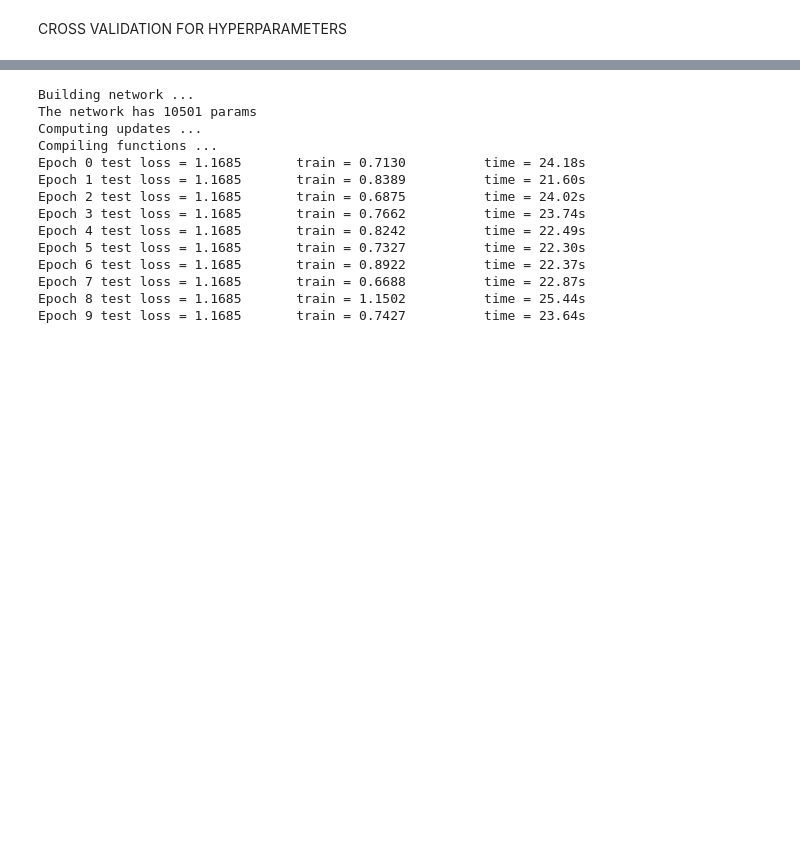
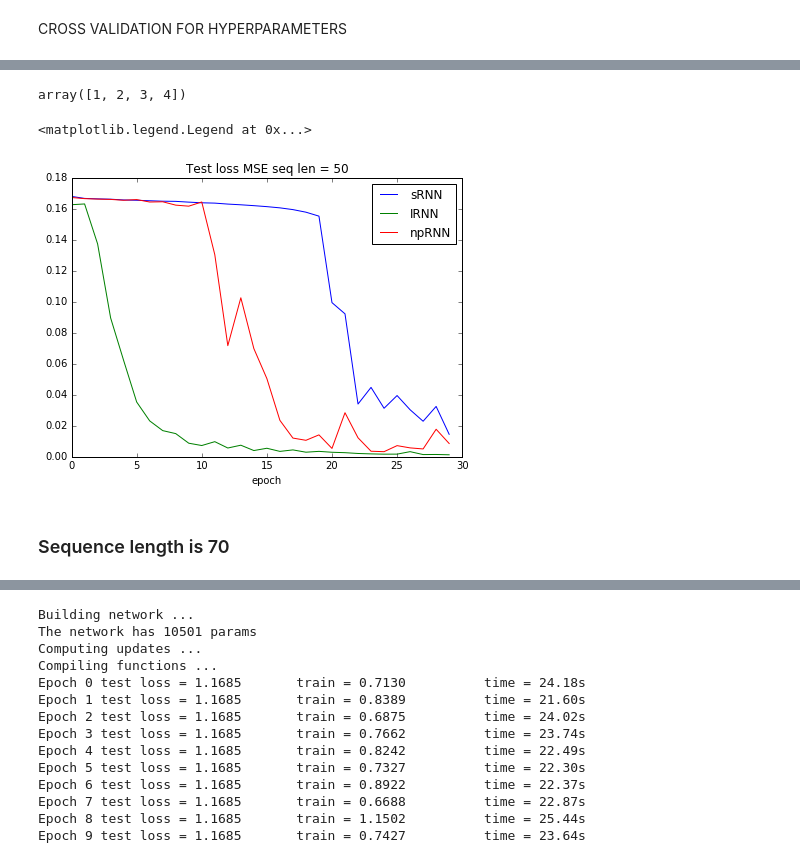
Before and after one commit to PolinaKirichenko/rnn, a Jupyter notebook: addition.ipynb, the cells around one changed output, grey strips where cells are left out. Saved outputs shown, nothing was run; the diff lists cells and outputs as text; code cells hidden in the pictures; blank space fills up the shorter version.

```diff
--- a/addition.ipynb
+++ b/addition.ipynb
@@ -141,0 +278,4 @@ def train(seq_len, Xtrain, ytrain, Xtest, ytest, num_epochs=NUM_EPOCHS):
+# %%
+net, inp, tar = create_network(build_network_gaus, seq_len=50)
+srnn50 = train(net, inp, tar, train_data[50]["x"], train_data[50]["y"],
+                      test_data[50]["x"], test_data[50]["y"], "srnn50", num_epochs=10)
@@ -141,0 +300,4 @@ def train(seq_len, Xtrain, ytrain, Xtest, ytest, num_epochs=NUM_EPOCHS):
+# %%
+srnn50 = train(srnn50["network"], srnn50["inp"], srnn50["target"],
+               train_data[50]["x"], train_data[50]["y"],
+               test_data[50]["x"], test_data[50]["y"], "srnn50", num_epochs=20)
@@ -141,0 +322,4 @@ def train(seq_len, Xtrain, ytrain, Xtest, ytest, num_epochs=NUM_EPOCHS):
+# %%
+net, inp, tar = create_network(build_network_identity, seq_len=50)
+irnn50 = train(net, inp, tar, train_data[50]["x"], train_data[50]["y"],
+                      test_data[50]["x"], test_data[50]["y"], "irnn50", num_epochs=30)
@@ -141,0 +344,4 @@ def train(seq_len, Xtrain, ytrain, Xtest, ytest, num_epochs=NUM_EPOCHS):
+# %%
+net, inp, tar = create_network(build_network_np, seq_len=50)
+nprnn50 = train(net, inp, tar, train_data[50]["x"], train_data[50]["y"],
+                      test_data[50]["x"], test_data[50]["y"], "nprnn50", num_epochs=30)
@@ -141,0 +368,20 @@ def train(seq_len, Xtrain, ytrain, Xtest, ytest, num_epochs=NUM_EPOCHS):
+# %%
+a = np.array([1, 2])
+b = np.array([3, 4])
+np.concatenate((a, b))
+# %% [output]
+array([1, 2, 3, 4])
+# %%
+plt.figure(figsize=(7, 5))
+plt.title("Test loss MSE seq len = 50")
+plt.xlabel("epoch")
+plt.plot(np.concatenate((np.array([0.1680, 0.1667, 0.1664, 0.1662, 0.1657,
+                                  0.1655, 0.1652, 0.1649, 0.1648, 0.1643]), srnn50["test_err"])), label="sRNN")
+plt.plot(irnn50["test_err"], label="IRNN")
+plt.plot(nprnn50["test_err"], label="npRNN")
+plt.legend()
+# %% [output]
+<matplotlib.legend.Legend at 0x...>
+[figure, added]
+# %% [markdown]
+### Sequence length is 70
```
Also changed, not shown: parts of 56 cells of this notebook.
